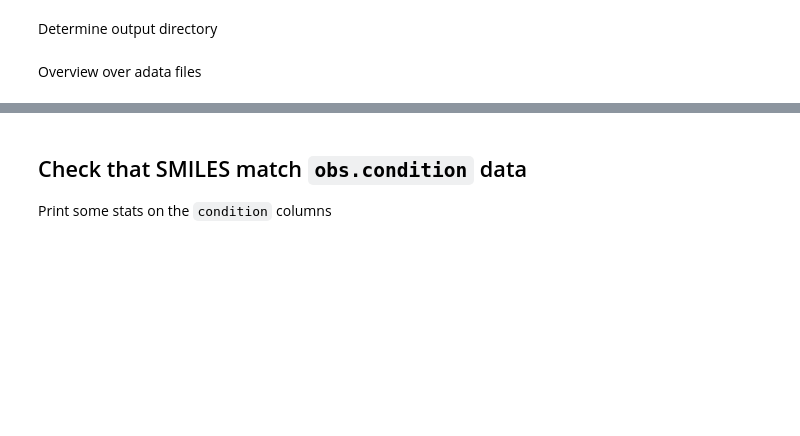
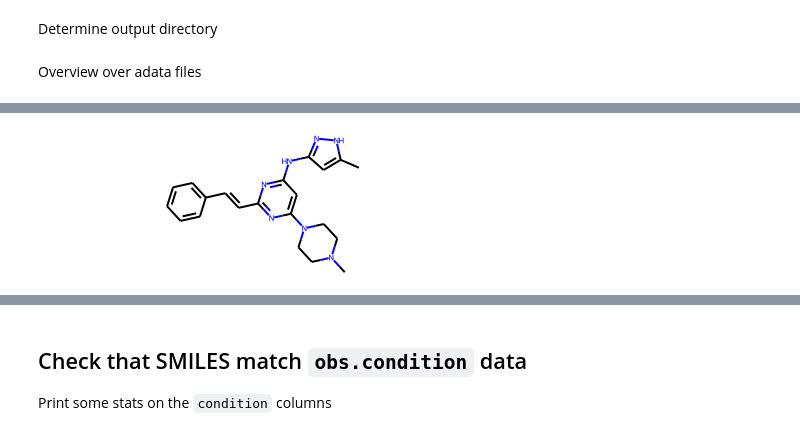
Before and after one commit to theislab/chemCPA, a Jupyter notebook: preprocessing/sciplex_SMILES.ipynb, the cells around one changed output, grey strips where cells are left out. Drawn from its saved outputs; the diff is of its cells as text; code cells hidden in the pictures; blank space fills up the shorter version.

```diff
--- a/preprocessing/sciplex_SMILES.ipynb
+++ b/preprocessing/sciplex_SMILES.ipynb
@@ -147,0 +79,17 @@ adata_cpa.obs['SMILES'] = adata_cpi.obs.SMILES
+# %%
+from rdkit import Chem
+from rdkit.Chem.Draw import IPythonConsole
+from rdkit.Chem import Draw
+
+
+def mol_with_atom_index(mol):
+    for atom in mol.GetAtoms():
+        atom.SetAtomMapNum(atom.GetIdx())
+    return mol
+
+# Test in a kinase inhibitor
+mol = Chem.MolFromSmiles("CN1CCN(CC1)C1=CC(NC2=NNC(C)=C2)=NC(\\C=C\\C2=CC=CC=C2)=N1")
+# Default
+mol
+# %% [output]
+[figure, added]
```
Also changed, not shown: parts of 66 cells of this notebook, 7 other files.
